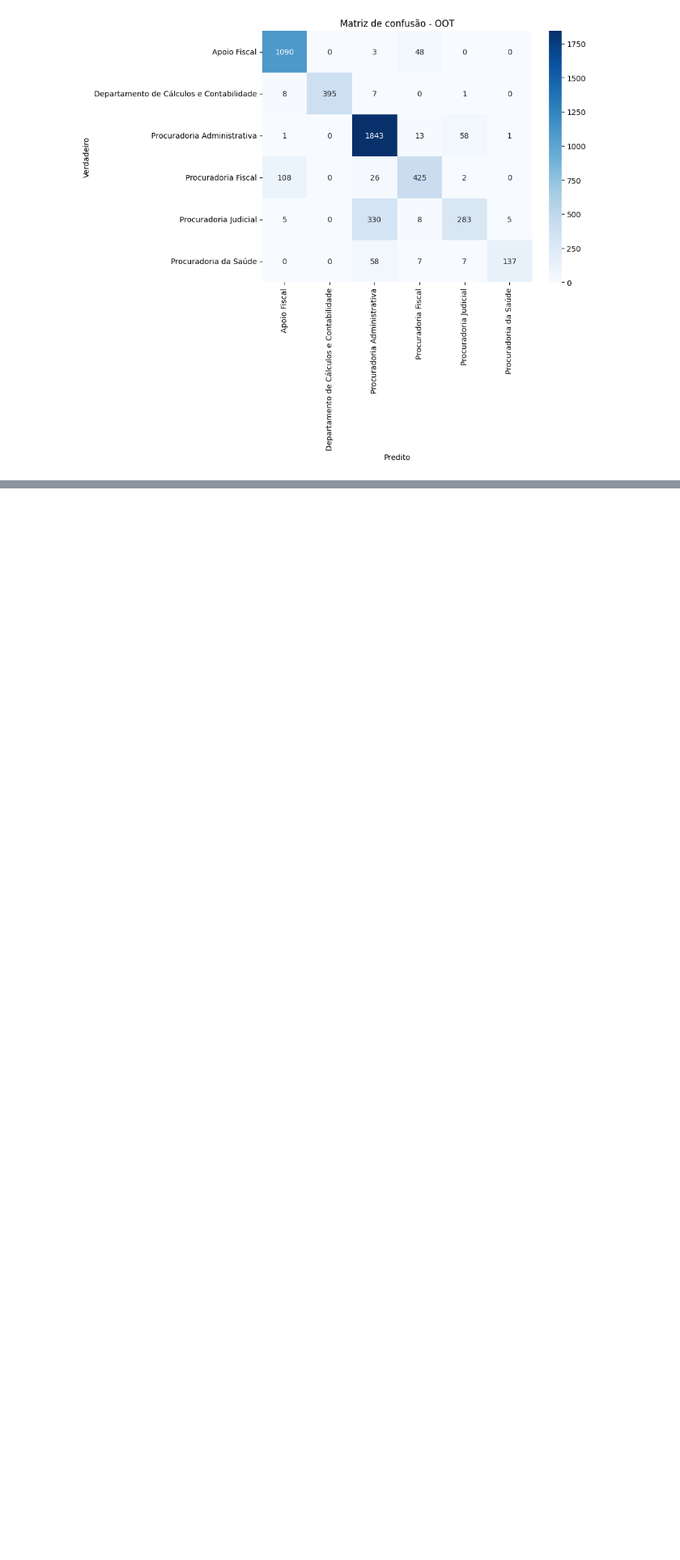
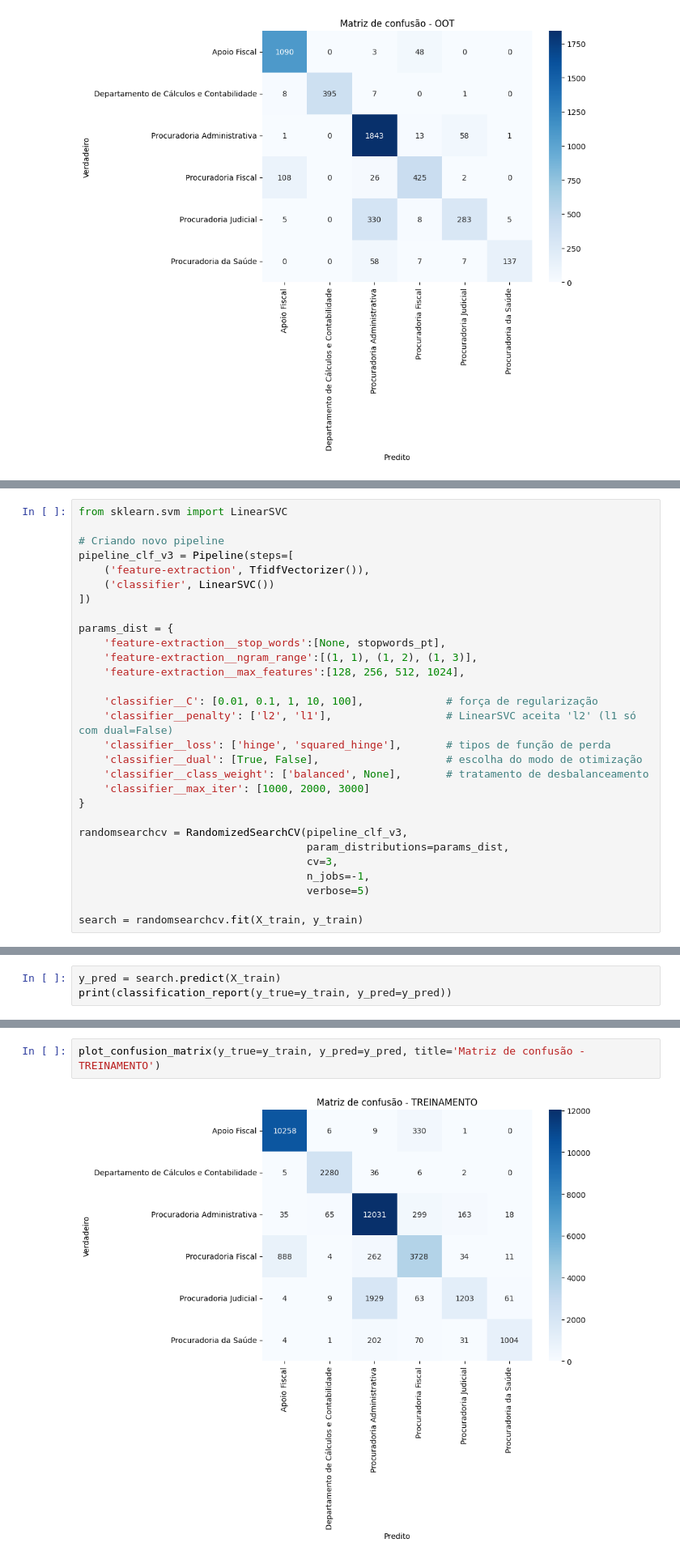
Before and after one commit to Esdras-Daniel/pgm-dataanalysis, a Jupyter notebook: 003_creating_model_for_setor_destino.ipynb, the cells around one changed output, grey strips where cells are left out. Shown at 81% size. Saved outputs shown, nothing was run; the diff lists cells and outputs as text; blank space fills up the shorter version.

```diff
--- a/003_creating_model_for_setor_destino.ipynb
+++ b/003_creating_model_for_setor_destino.ipynb
@@ -582,0 +587,29 @@ plot_confusion_matrix(y_true=df_oot['setor_destino'], y_pred=y_pred, title='Matr
+# %%
+from sklearn.svm import LinearSVC
+
+# Criando novo pipeline
+pipeline_clf_v3 = Pipeline(steps=[
+    ('feature-extraction', TfidfVectorizer()),
+    ('classifier', LinearSVC())
+])
+
+params_dist = {
+    'feature-extraction__stop_words':[None, stopwords_pt],
+    'feature-extraction__ngram_range':[(1, 1), (1, 2), (1, 3)],
+    'feature-extraction__max_features':[128, 256, 512, 1024],
+
+    'classifier__C': [0.01, 0.1, 1, 10, 100],             # força de regularização
+    'classifier__penalty': ['l2', 'l1'],                  # LinearSVC aceita 'l2' (l1 só com dual=False)
+    'classifier__loss': ['hinge', 'squared_hinge'],       # tipos de função de perda
+    'classifier__dual': [True, False],                    # escolha do modo de otimização
+    'classifier__class_weight': ['balanced', None],       # tratamento de desbalanceamento
+    'classifier__max_iter': [1000, 2000, 3000]
+}
+
+randomsearchcv = RandomizedSearchCV(pipeline_clf_v3,
+                                    param_distributions=params_dist,
+                                    cv=3,
+                                    n_jobs=-1,
+                                    verbose=5)
+
+search = randomsearchcv.fit(X_train, y_train)
@@ -582,0 +665,3 @@ plot_confusion_matrix(y_true=df_oot['setor_destino'], y_pred=y_pred, title='Matr
+# %%
+y_pred = search.predict(X_train)
+print(classification_report(y_true=y_train, y_pred=y_pred))
@@ -582,0 +681,4 @@ plot_confusion_matrix(y_true=df_oot['setor_destino'], y_pred=y_pred, title='Matr
+# %%
+plot_confusion_matrix(y_true=y_train, y_pred=y_pred, title='Matriz de confusão - TREINAMENTO')
+# %% [output]
+[figure, added]
```
Also changed, not shown: parts of 17 cells of this notebook.
